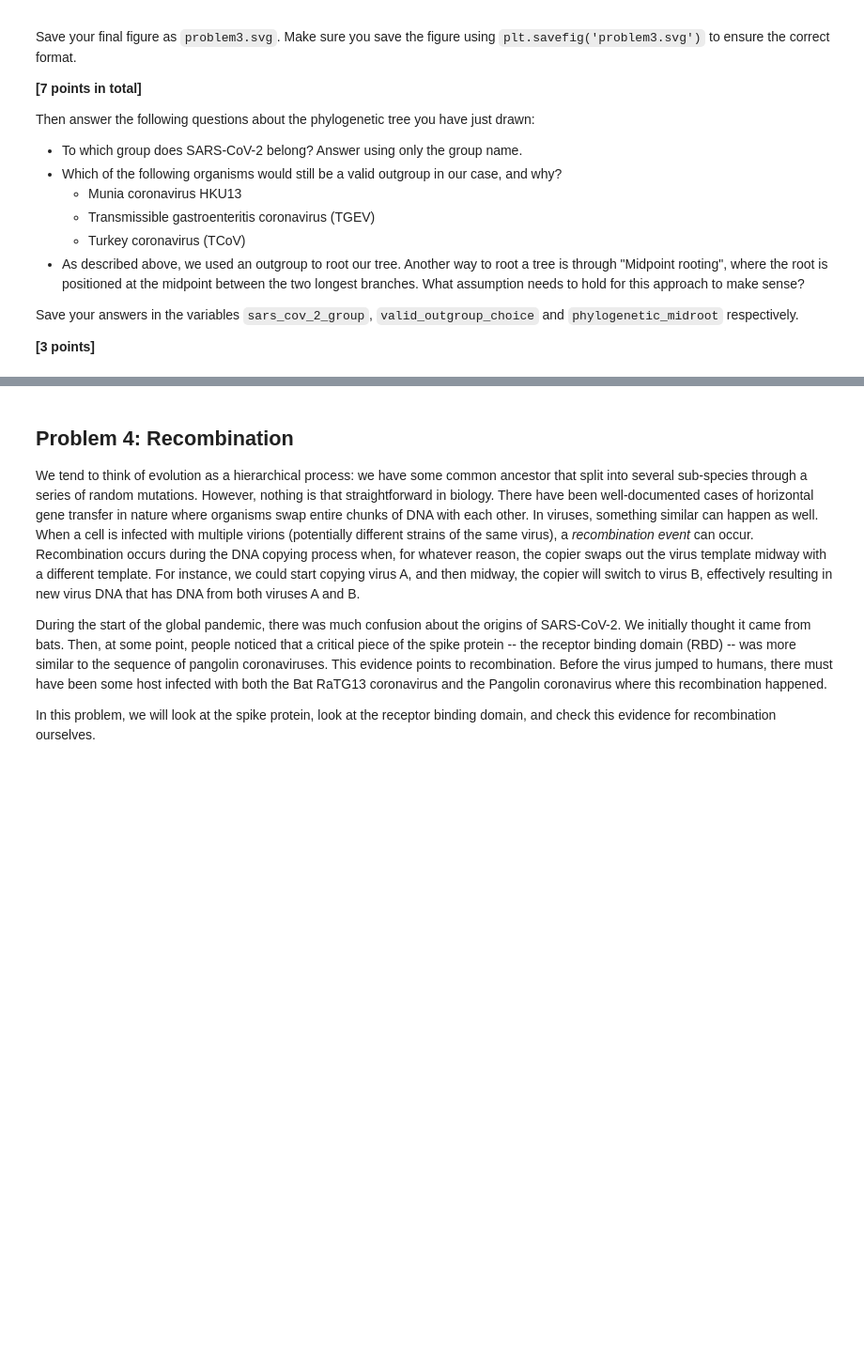
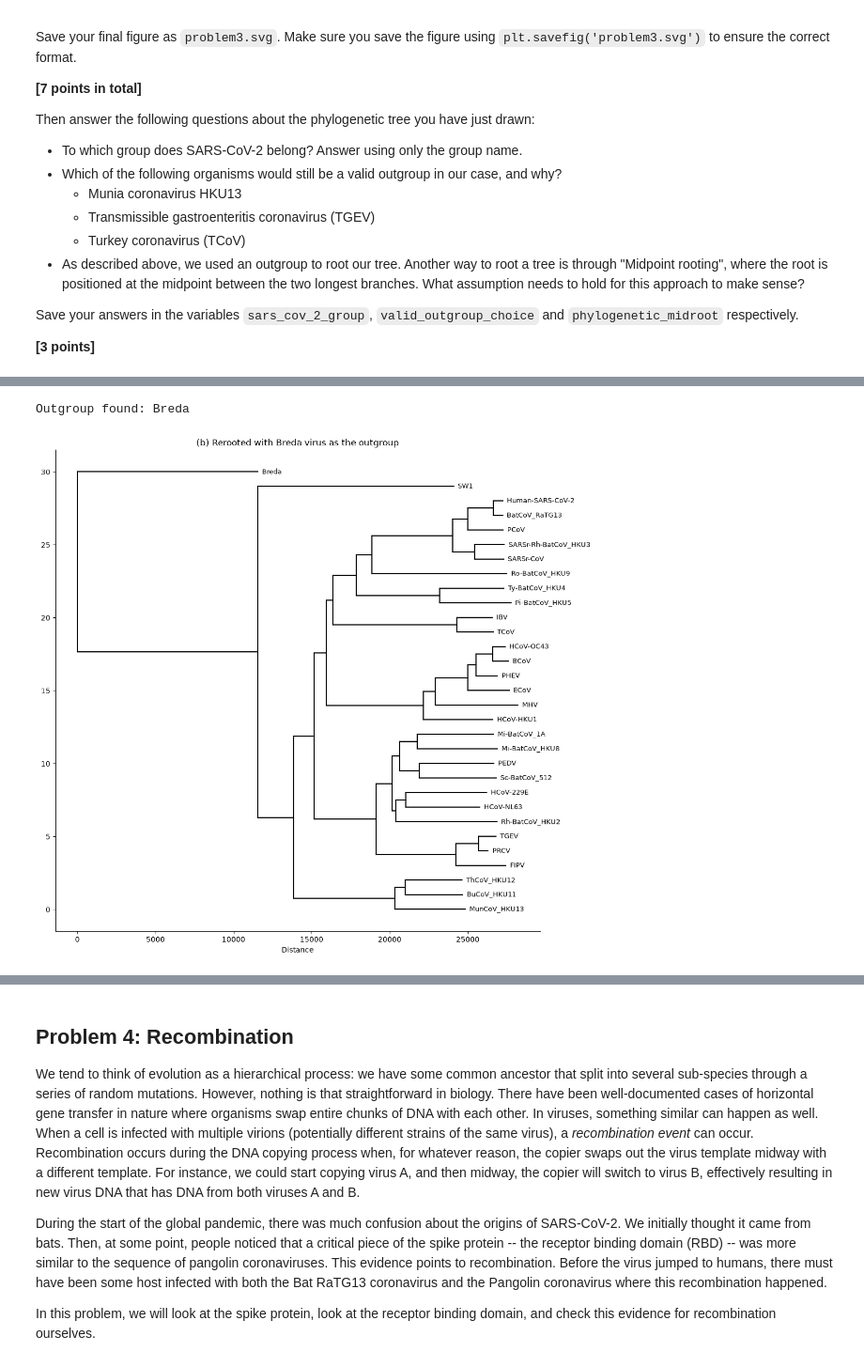
Before and after one commit to anisabrarr/assign_phylo, a Jupyter notebook: phylo_workbook.ipynb, the cells around one changed output, grey strips where cells are left out. Shown at 94% size. Drawn from its saved outputs; the diff is of its cells as text; code cells hidden in the pictures; blank space fills up the shorter version.

```diff
--- a/phylo_workbook.ipynb
+++ b/phylo_workbook.ipynb
@@ -157,0 +217,22 @@ phylogenetic_midroot = """What assumption needs to hold for the midpoint rooting
+# %%
+def find_leaf(node, name_fragment):
+    """Find the leaf whose name contains name_fragment (searching the whole tree)."""
+    if node is None:
+        return None
+    if node.left is None and node.right is None:
+        return node if name_fragment.lower() in node.name.lower() else None
+    return find_leaf(node.left, name_fragment) or find_leaf(node.right, name_fragment)
+
+
+breda_node = find_leaf(coronavirus_tree, "Breda")
+print("Outgroup found:", breda_node.name)
+
+rerooted_tree = reroot_tree(coronavirus_tree, breda_node)
+
+fig, ax = plt.subplots(figsize=(12, 12))
+plot_nj_tree(rerooted_tree, ax=ax, fontsize=9)
+ax.set_title("(b) Rerooted with Breda virus as the outgroup")
+plt.show()
+# %% [output]
+Outgroup found: Breda
+[figure, added]
```
Also changed, not shown: parts of 12 cells of this notebook, 2 other files.
